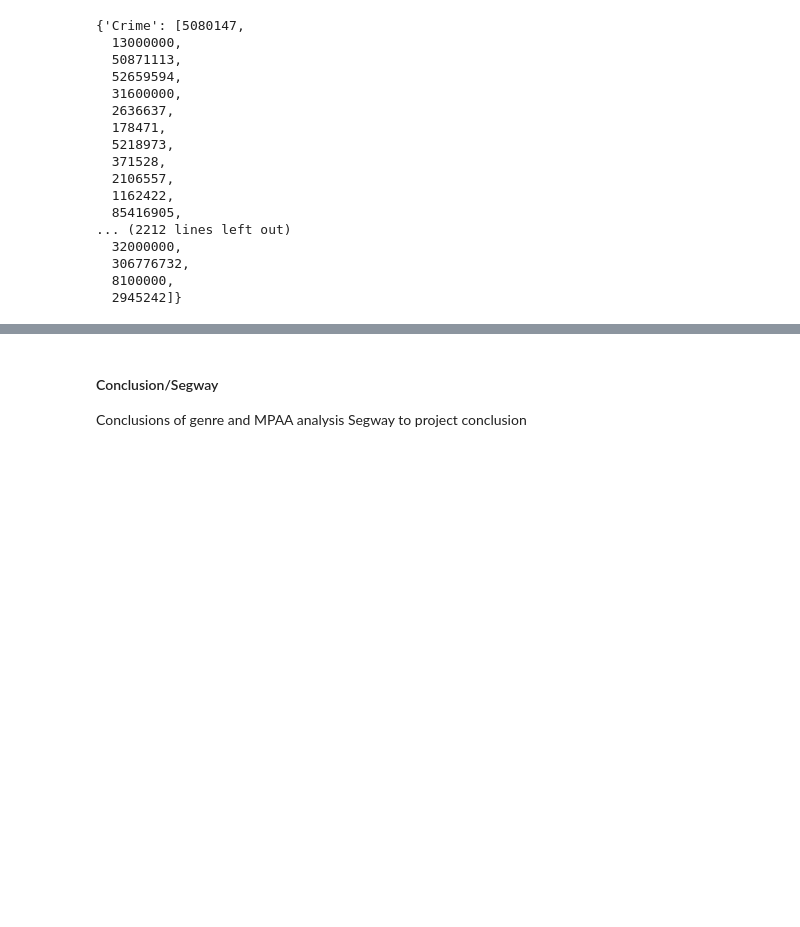
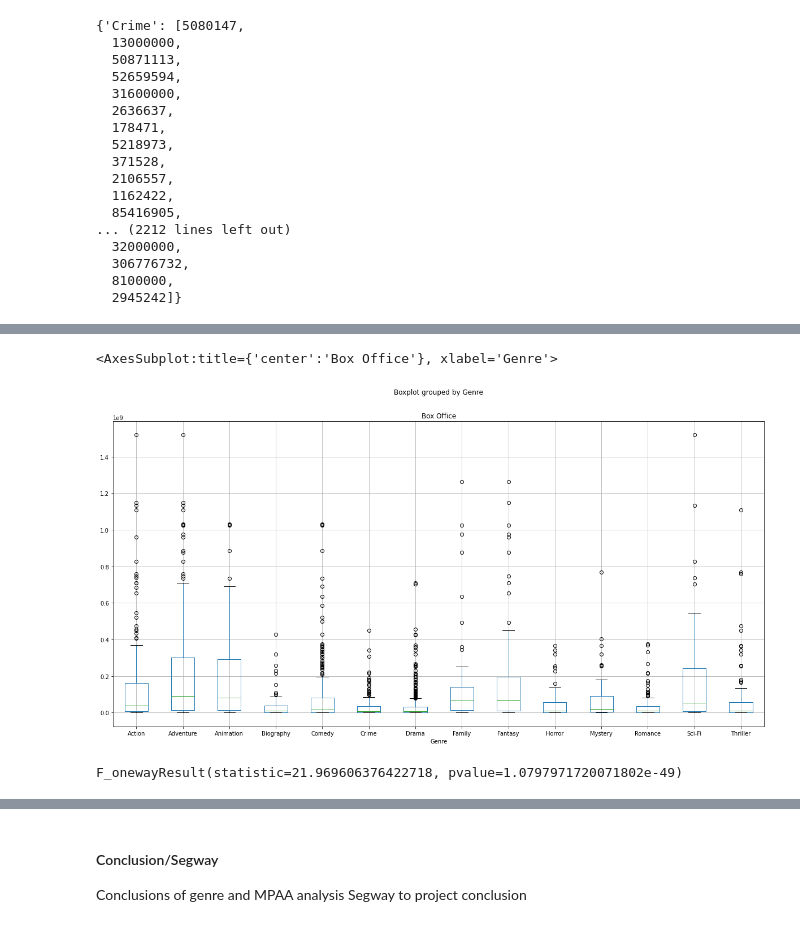
Before and after one commit to kellrow80/Project-1, a Jupyter notebook: Movie_DataQuest.ipynb, the cells around one changed output, grey strips where cells are left out. Saved outputs shown, nothing was run; the diff lists cells and outputs as text; code cells hidden in the pictures; blank space fills up the shorter version.

Commit message:
Added ANOVA tests and boxplots for genre and rating

```diff
--- a/Movie_DataQuest.ipynb
+++ b/Movie_DataQuest.ipynb
@@ -703,3 +704,11 @@ genreDictionary
   306776732,
   8100000,
   2945242]}
+# %%
+shortGenres = {}
+
+for key, values in genreDictionary.items():
+    if len(values) > 45:
+        shortGenres[key]=values
+
+shortGenres
@@ -705,0 +733,8 @@ genreDictionary
+# %%
+genrePairs = [   (key, value)
+            for key, values in shortGenres.items()
+            for value in values ]
+
+genre_df = pd.DataFrame(genrePairs, columns=["Genre","Box Office"])
+
+genre_df
@@ -705,0 +755,24 @@ genreDictionary
+# %%
+genre_df.boxplot("Box Office", by="Genre", figsize=(20, 10))
+# %% [output]
+<AxesSubplot:title={'center':'Box Office'}, xlabel='Genre'>
+[figure, added]
+# %%
+group1 = genre_df[genre_df["Genre"] == "Action"]["Box Office"]
+group2 = genre_df[genre_df["Genre"] == "Adventure"]["Box Office"]
+group3 = genre_df[genre_df["Genre"] == "Animation"]["Box Office"]
+group4 = genre_df[genre_df["Genre"] == "Biography"]["Box Office"]
+group5 = genre_df[genre_df["Genre"] == "Comedy"]["Box Office"]
+group6 = genre_df[genre_df["Genre"] == "Crime"]["Box Office"]
+group7 = genre_df[genre_df["Genre"] == "Drama"]["Box Office"]
+group8 = genre_df[genre_df["Genre"] == "Family"]["Box Office"]
+group9 = genre_df[genre_df["Genre"] == "Fantasy"]["Box Office"]
+group10 = genre_df[genre_df["Genre"] == "Horror"]["Box Office"]
+group11 = genre_df[genre_df["Genre"] == "Mystery"]["Box Office"]
+group12 = genre_df[genre_df["Genre"] == "Romance"]["Box Office"]
+group13 = genre_df[genre_df["Genre"] == "Sci-Fi"]["Box Office"]
+group14 = genre_df[genre_df["Genre"] == "Thriller"]["Box Office"]
+
+f_oneway(group1, group2, group3, group4, group5, group6, group7, group8, group9, group10, group11, group12, group13, group14)
+# %% [output]
+F_onewayResult(statistic=21.969606376422718, pvalue=1.0797971720071802e-49)
```
Also changed, not shown: parts of 7 cells of this notebook.
